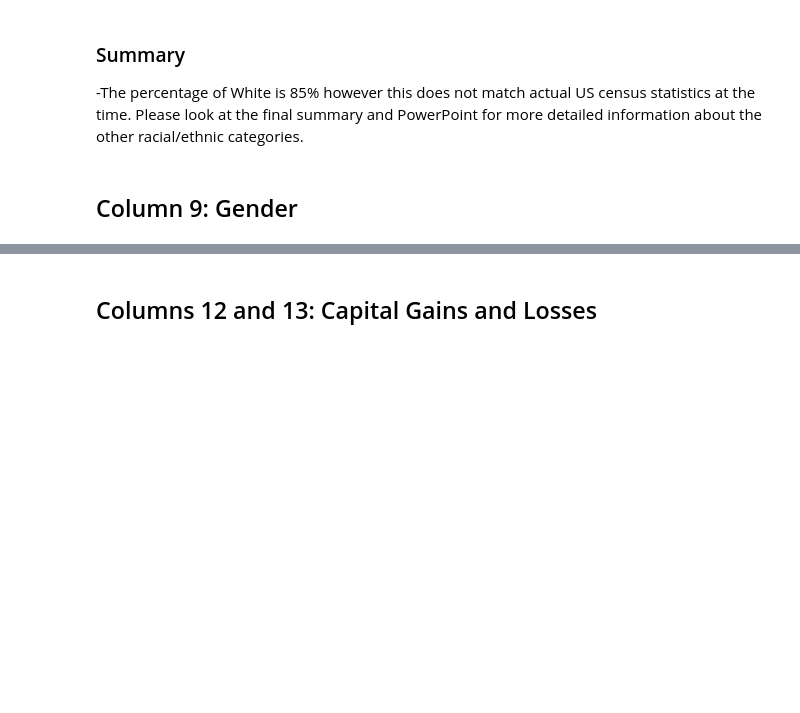
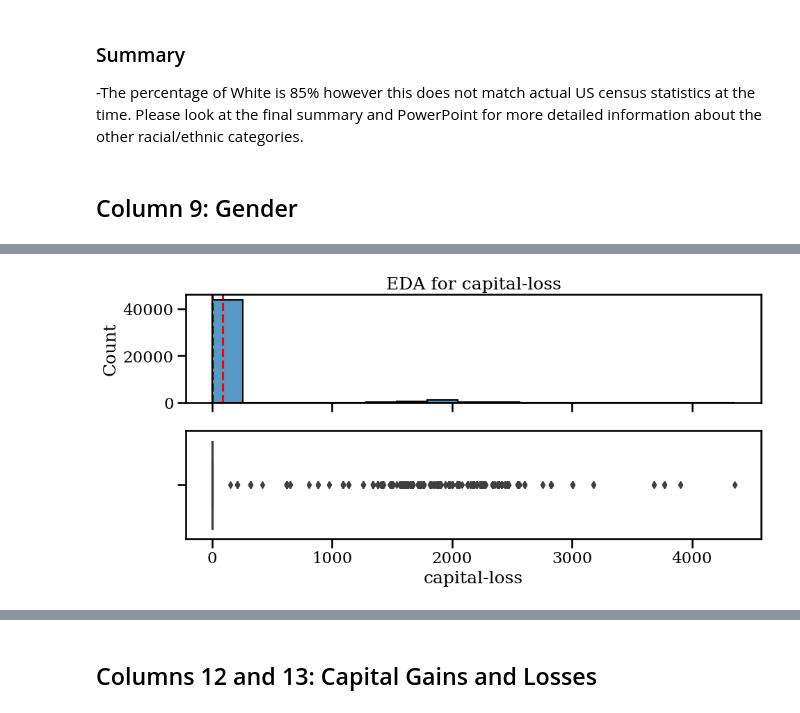
Before and after one commit to Elispreng/Census_1990, a Jupyter notebook: Visuals and Data Exploration.ipynb, the cells around one changed output, grey strips where cells are left out. Cells and saved outputs as stored; diff of their text form; code cells hidden in the pictures; blank space fills up the shorter version.

```diff
--- a/Visuals and Data Exploration.ipynb
+++ b/Visuals and Data Exploration.ipynb
@@ -524,0 +704,4 @@ Name: race, dtype: float64
+# %%
+plot_numeric(df,'capital-loss')
+# %% [output]
+[figure, added]
```
Also changed, not shown: parts of 28 cells of this notebook.
